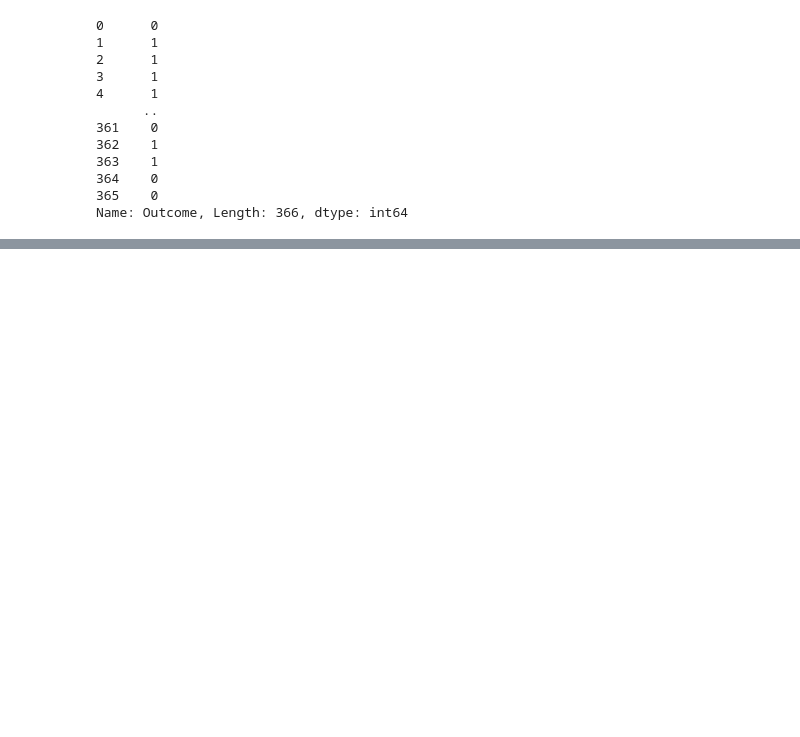
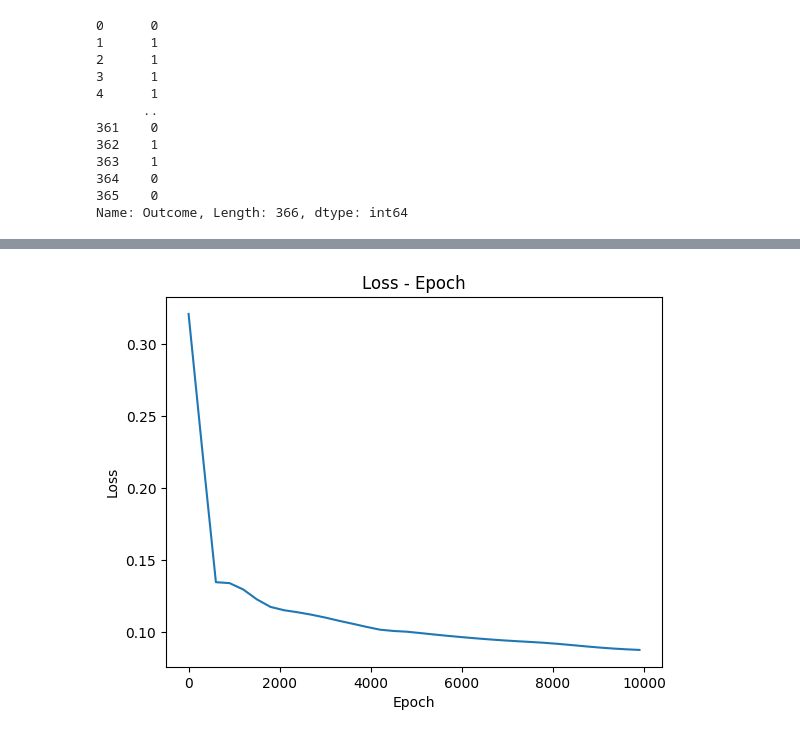
Before and after one commit to MelihSelamiUrkmezz/Diabetes-Prediction-with-ANN, a Jupyter notebook: Network.ipynb, the cells around one changed output, grey strips where cells are left out. Drawn from its saved outputs; the diff is of its cells as text; code cells hidden in the pictures; blank space fills up the shorter version.

Commit message:
update network

```diff
--- a/Network.ipynb
+++ b/Network.ipynb
@@ -112,6 +112,8 @@ X_train, X_test, y_train, y_test = train_test_split(x_scaled, labels, test_size=
 # %%
 import random;
 class Network:
+
+    loss_values = [];
 
     def __init__(self) -> None:
         np.random.normal()
@@ -349,6 +351,12 @@ class Network:
                 self.b12 += learning_rate * h2_error_measure;
                 self.b13 += learning_rate * h3_error_measure;
 
+            if(epoch % 300 == 0):
+              predictions = np.apply_along_axis(self.predict ,1, data)
+              loss = self.mse_loss(labels , predictions)
+              print("Devir %d loss: %.7f" % (epoch, loss))
+              self.loss_values.append(loss);
+
 
         predictions = np.apply_along_axis(self.predict ,1, data)
         loss = self.mse_loss(labels , predictions)
@@ -426,0 +445,20 @@ weighted avg       0.74      0.75      0.74       110
+# %%
+import matplotlib.pyplot as plt
+import numpy as np
+
+
+veri = myNetwork.loss_values;
+
+
+x = np.arange(0, len(veri) * 300, 300)
+
+plt.plot(x, veri)
+
+
+plt.xlabel('Epoch')
+plt.ylabel('Loss')
+plt.title('Loss - Epoch')
+
+plt.show()
+# %% [output]
+[figure, added]
```
Also changed, not shown: parts of 6 cells of this notebook.
